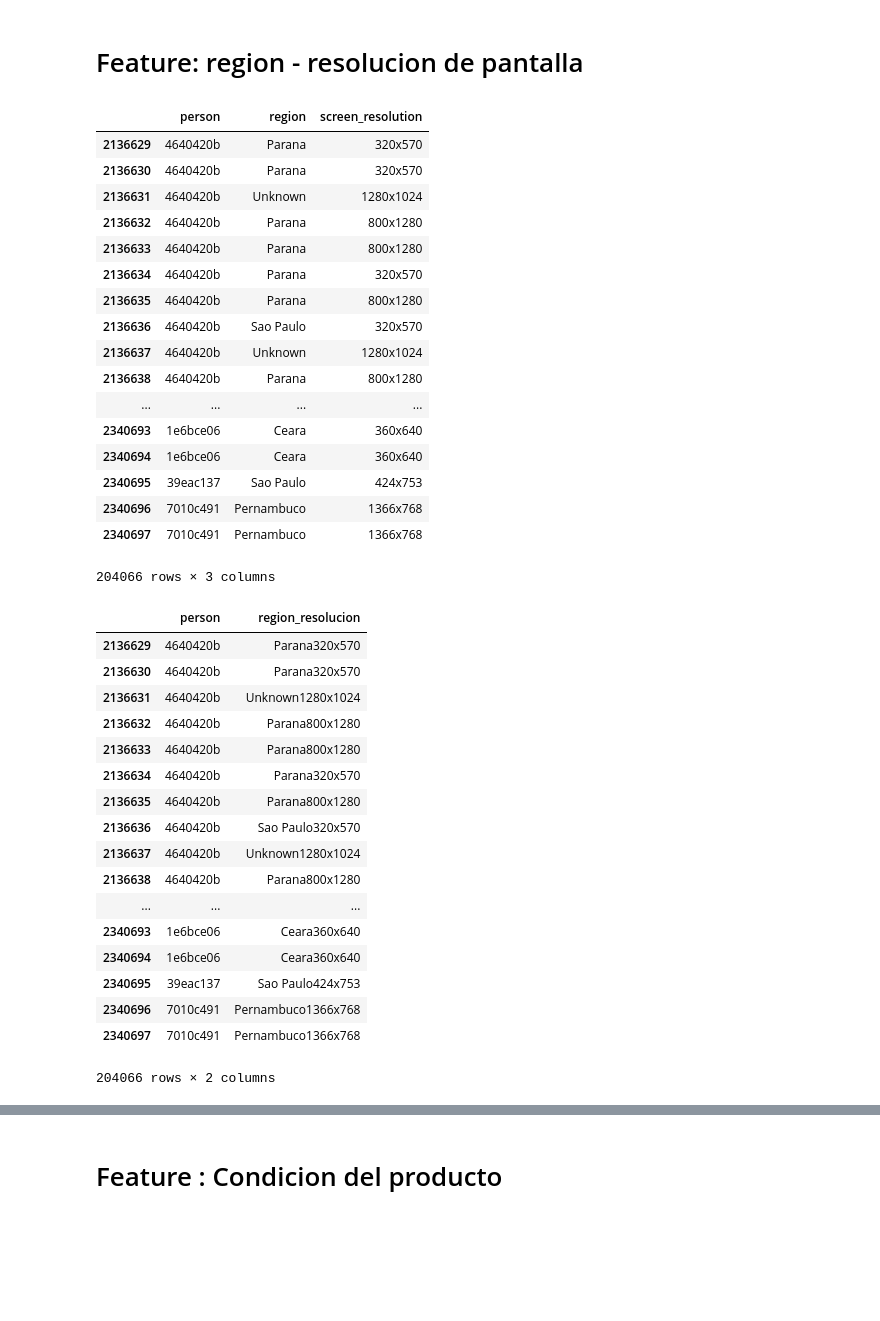
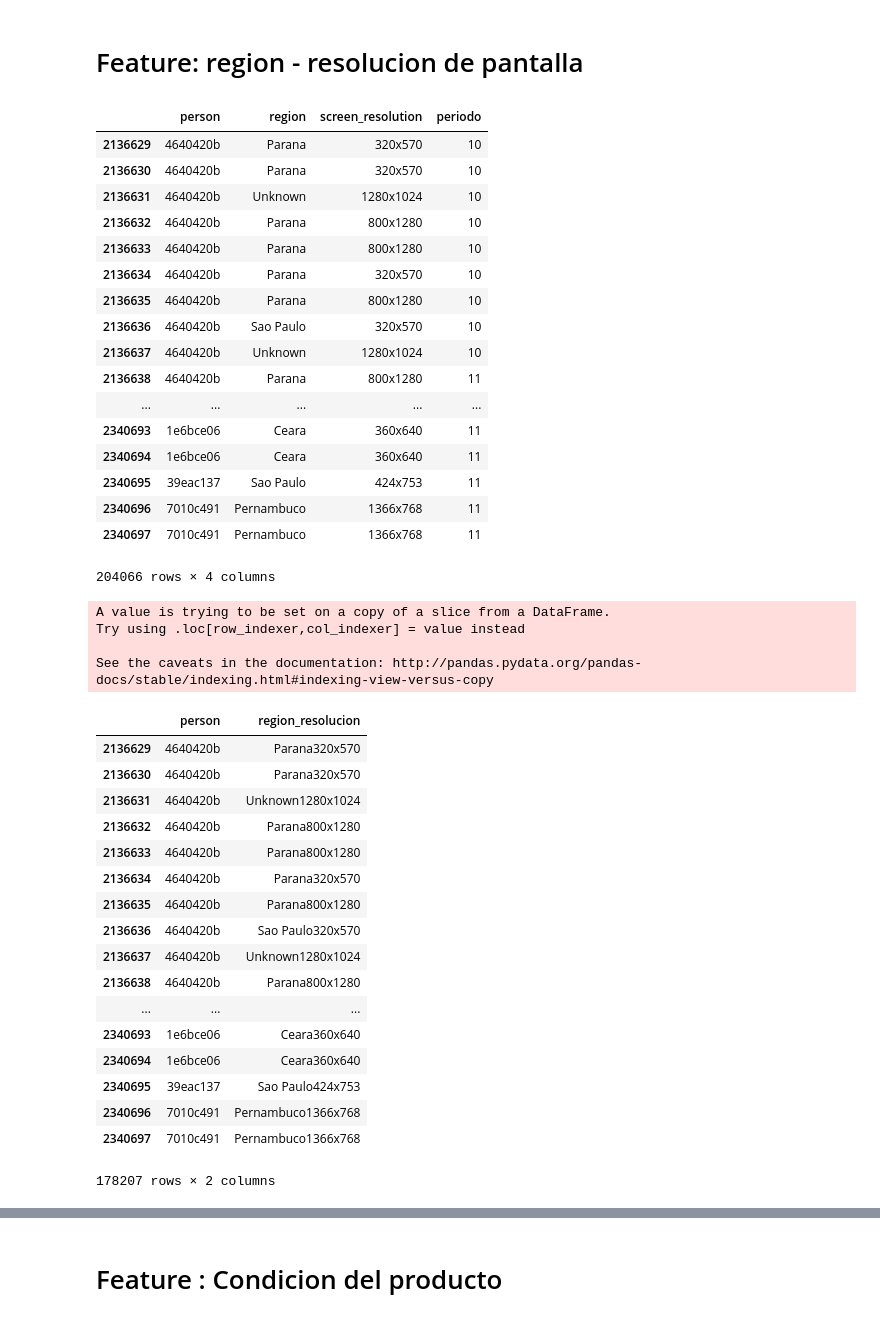
Before and after one commit to EugeniaFranchi/TP-Datos, a Jupyter notebook: TP2/TP2 v1.2.ipynb, the cells around one changed output, grey strips where cells are left out. Cells and saved outputs as stored; diff of their text form; code cells hidden in the pictures; blank space fills up the shorter version.

```diff
--- a/TP2/TP2 v1.2.ipynb
+++ b/TP2/TP2 v1.2.ipynb
@@ -128,32 +119,37 @@ submit_kaggle.to_csv('submit_kaggle.csv')
 # %% [markdown]
 # Feature: region - resolucion de pantalla
 # %%
-region = events[['person','region','screen_resolution']].dropna()
+region = events[['person','region','screen_resolution','periodo']].dropna()
 region
 # %% [output]
-|  | person | region | screen_resolution |
-| 2136629 | 4640420b | Parana | 320x570 |
-| 2136630 | 4640420b | Parana | 320x570 |
-| 2136631 | 4640420b | Unknown | 1280x1024 |
-| 2136632 | 4640420b | Parana | 800x1280 |
-| 2136633 | 4640420b | Parana | 800x1280 |
-| 2136634 | 4640420b | Parana | 320x570 |
-| 2136635 | 4640420b | Parana | 800x1280 |
-| 2136636 | 4640420b | Sao Paulo | 320x570 |
-| 2136637 | 4640420b | Unknown | 1280x1024 |
-| 2136638 | 4640420b | Parana | 800x1280 |
-| ... | ... | ... | ... |
-| 2340693 | 1e6bce06 | Ceara | 360x640 |
-| 2340694 | 1e6bce06 | Ceara | 360x640 |
-| 2340695 | 39eac137 | Sao Paulo | 424x753 |
-| 2340696 | 7010c491 | Pernambuco | 1366x768 |
-| 2340697 | 7010c491 | Pernambuco | 1366x768 |
+|  | person | region | screen_resolution | periodo |
+| 2136629 | 4640420b | Parana | 320x570 | 10 |
+| 2136630 | 4640420b | Parana | 320x570 | 10 |
+| 2136631 | 4640420b | Unknown | 1280x1024 | 10 |
+| 2136632 | 4640420b | Parana | 800x1280 | 10 |
+| 2136633 | 4640420b | Parana | 800x1280 | 10 |
+| 2136634 | 4640420b | Parana | 320x570 | 10 |
+| 2136635 | 4640420b | Parana | 800x1280 | 10 |
+| 2136636 | 4640420b | Sao Paulo | 320x570 | 10 |
+| 2136637 | 4640420b | Unknown | 1280x1024 | 10 |
+| 2136638 | 4640420b | Parana | 800x1280 | 11 |
+| ... | ... | ... | ... | ... |
+| 2340693 | 1e6bce06 | Ceara | 360x640 | 11 |
+| 2340694 | 1e6bce06 | Ceara | 360x640 | 11 |
+| 2340695 | 39eac137 | Sao Paulo | 424x753 | 11 |
+| 2340696 | 7010c491 | Pernambuco | 1366x768 | 11 |
+| 2340697 | 7010c491 | Pernambuco | 1366x768 | 11 |
-204066 rows × 3 columns
+204066 rows × 4 columns
 # %%
+region = region.loc[region['periodo']>6]
 region['region_resolucion'] = region['region']+region['screen_resolution']
 region_resolucion = region[['person','region_resolucion']]
 region_resolucion
 # %% [output]
+A value is trying to be set on a copy of a slice from a DataFrame.
+Try using .loc[row_indexer,col_indexer] = value instead
+
+See the caveats in the documentation: http://pandas.pydata.org/pandas-docs/stable/indexing.html#indexing-view-versus-copy
 |  | person | region_resolucion |
 | 2136629 | 4640420b | Parana320x570 |
 | 2136630 | 4640420b | Parana320x570 |
@@ -171,7 +167,7 @@ region_resolucion
 | 2340695 | 39eac137 | Sao Paulo424x753 |
 | 2340696 | 7010c491 | Pernambuco1366x768 |
 | 2340697 | 7010c491 | Pernambuco1366x768 |
-204066 rows × 2 columns
+178207 rows × 2 columns
 # %%
 region_resolucion = region_resolucion.drop_duplicates()
 region_resolucion
```
Also changed, not shown: parts of 55 cells of this notebook, 2 other files.
